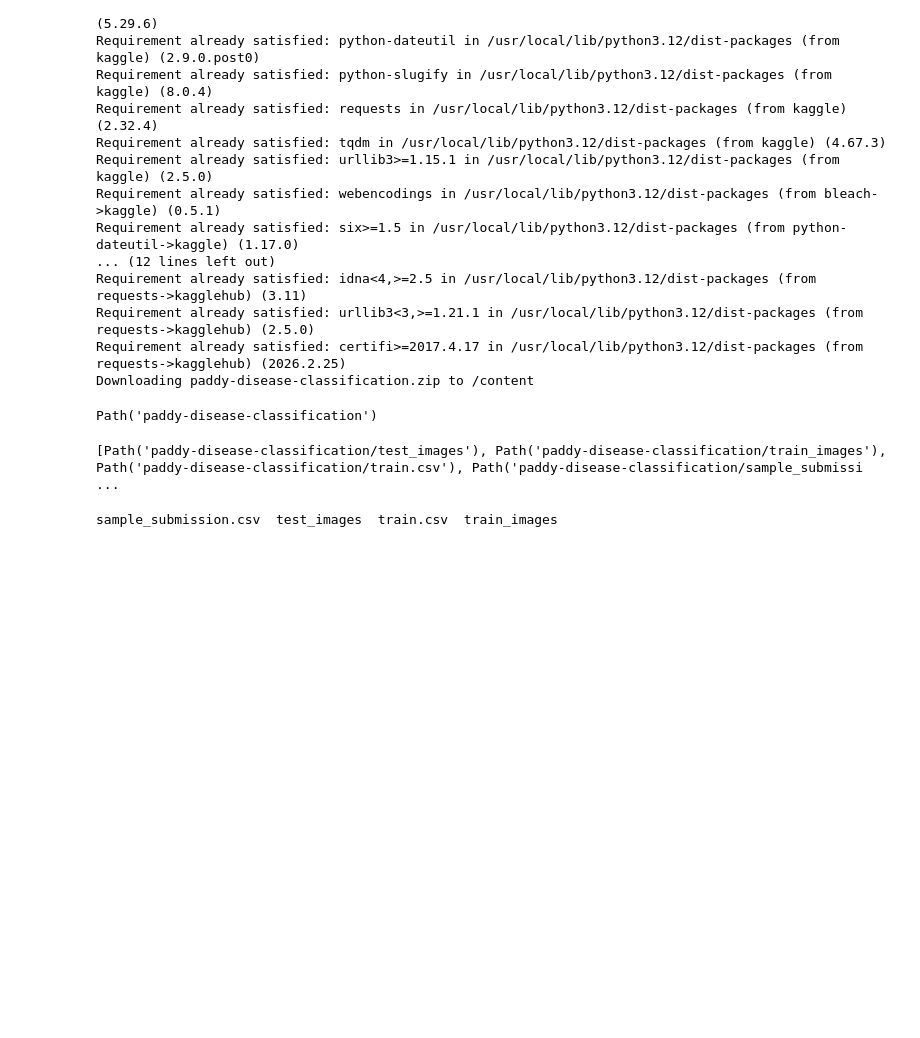
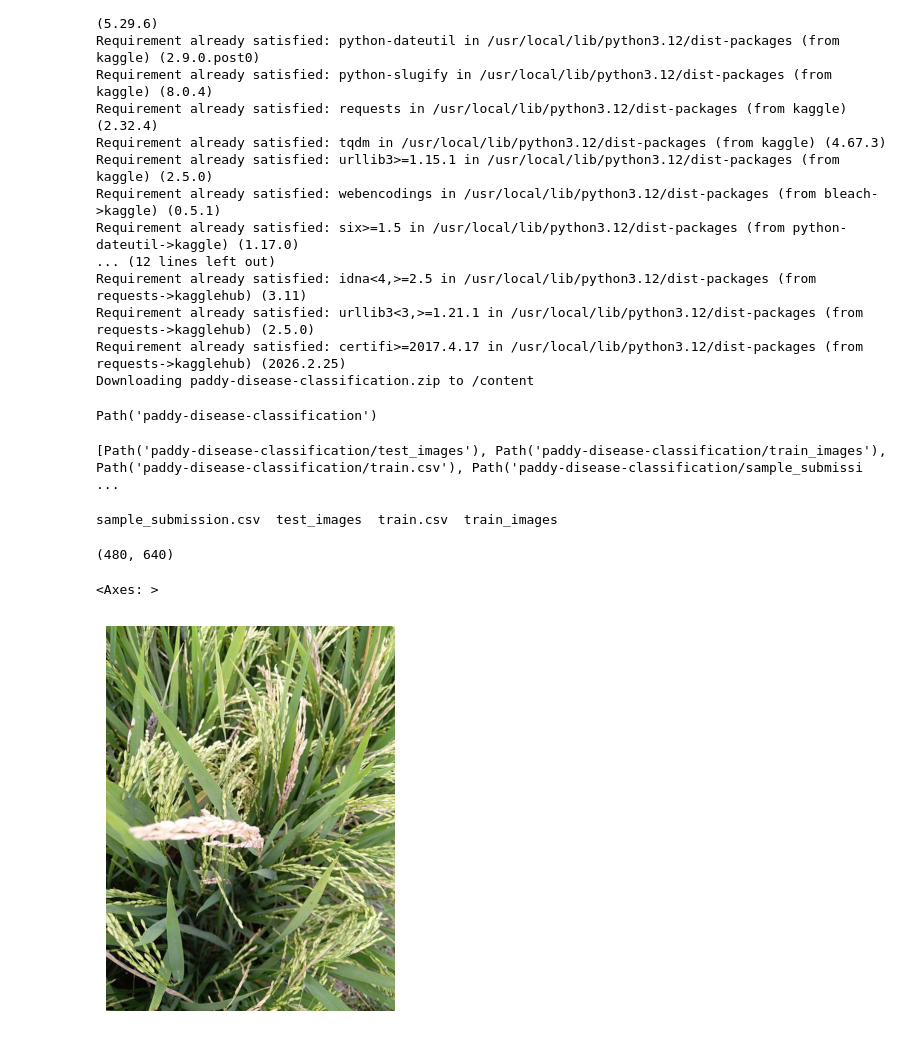
Before and after one commit to shrys1976/dl-practice, a Jupyter notebook: paddy.ipynb, the cells around one changed output. Cells and saved outputs as stored; diff of their text form; code cells hidden in the pictures; blank space fills up the shorter version.

```diff
--- a/paddy.ipynb
+++ b/paddy.ipynb
@@ -45,3 +45,11 @@ sample_submission.csv  test_images  train.csv  train_images
 # %%
 trn_path = path/'train_images'
 files =  get_image_files(trn_path)
+# %%
+img = PILImage.create(files[0])
+print(img.size)
+img.show()
+# %% [output]
+(480, 640)
+<Axes: >
+[figure, added]
```
Also changed, not shown: parts of 3 cells of this notebook.
